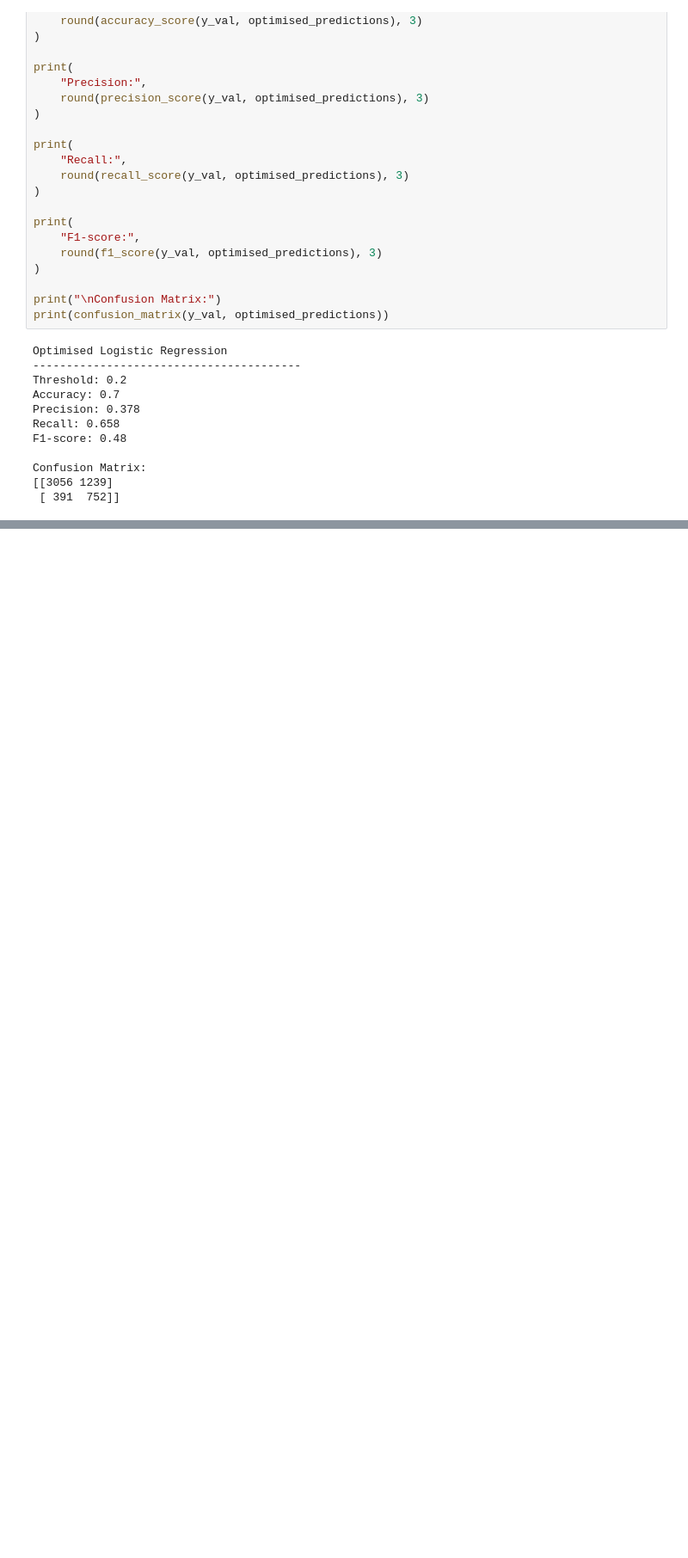
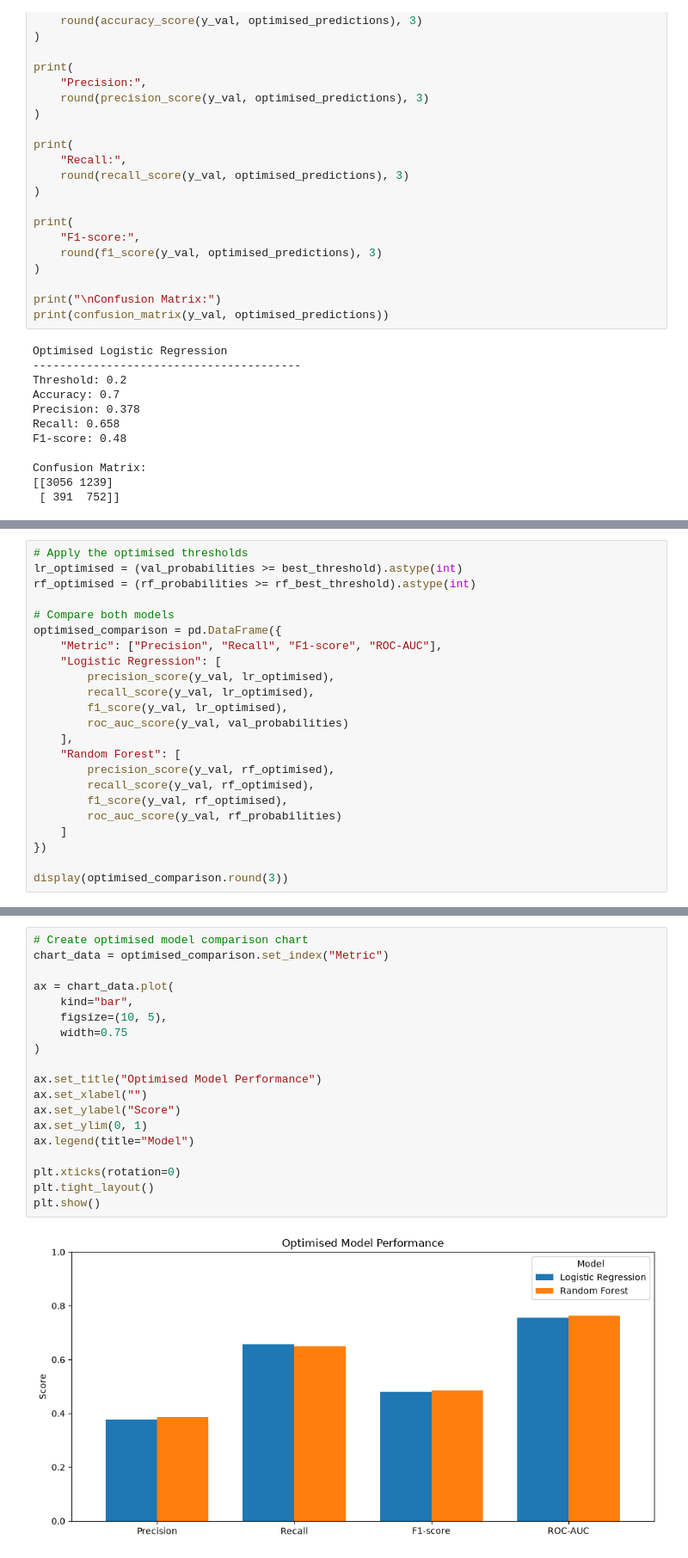
Before and after one commit to khainguyen-analytics/customer-intelligence-engine, a Jupyter notebook: notebooks/05_predictive_modelling.ipynb, the cells around one changed output, grey strips where cells are left out. Shown at 86% size. Drawn from its saved outputs; the diff is of its cells as text; blank space fills up the shorter version.

```diff
--- a/notebooks/05_predictive_modelling.ipynb
+++ b/notebooks/05_predictive_modelling.ipynb
@@ -738,0 +931,23 @@ Confusion Matrix:
+# %%
+# Apply the optimised thresholds
+lr_optimised = (val_probabilities >= best_threshold).astype(int)
+rf_optimised = (rf_probabilities >= rf_best_threshold).astype(int)
+
+# Compare both models
+optimised_comparison = pd.DataFrame({
+    "Metric": ["Precision", "Recall", "F1-score", "ROC-AUC"],
+    "Logistic Regression": [
+        precision_score(y_val, lr_optimised),
+        recall_score(y_val, lr_optimised),
+        f1_score(y_val, lr_optimised),
+        roc_auc_score(y_val, val_probabilities)
+    ],
+    "Random Forest": [
+        precision_score(y_val, rf_optimised),
+        recall_score(y_val, rf_optimised),
+        f1_score(y_val, rf_optimised),
+        roc_auc_score(y_val, rf_probabilities)
+    ]
+})
+
+display(optimised_comparison.round(3))
@@ -738,0 +960,21 @@ Confusion Matrix:
+# %%
+# Create optimised model comparison chart
+chart_data = optimised_comparison.set_index("Metric")
+
+ax = chart_data.plot(
+    kind="bar",
+    figsize=(10, 5),
+    width=0.75
+)
+
+ax.set_title("Optimised Model Performance")
+ax.set_xlabel("")
+ax.set_ylabel("Score")
+ax.set_ylim(0, 1)
+ax.legend(title="Model")
+
+plt.xticks(rotation=0)
+plt.tight_layout()
+plt.show()
+# %% [output]
+[figure, added]
```
Also changed, not shown: parts of 27 cells of this notebook, 3 other files.
